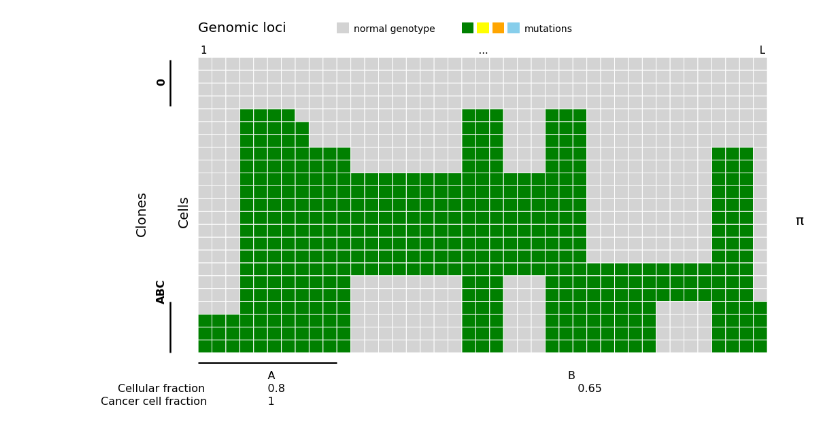
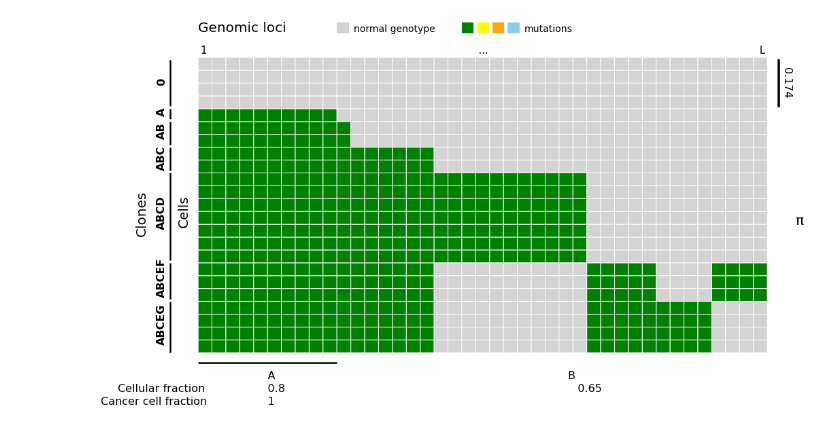
Before and after one commit to TomMakesThings/Cancer-Evolution, a Jupyter notebook: Mutation-Matrix.ipynb, the cells around one changed output. Saved outputs shown, nothing was run; the diff lists cells and outputs as text; code cells hidden in the pictures.

Commit message:
Added left annotations

```diff
--- a/Mutation-Matrix.ipynb
+++ b/Mutation-Matrix.ipynb
@@ -4,7 +4,7 @@ import matplotlib.pyplot as plt
 import matplotlib.patches as patches
 from matplotlib import colors
 # %%
-data = np.array([
+original_data = np.array([
     [0, 0, 0, 0, 0, 0, 0, 0, 0, 0, 0, 0, 0, 0, 0, 0, 0, 0, 0, 0, 0, 0, 0, 0, 0, 0, 0, 0, 0, 0, 0, 0, 0, 0, 0, 0, 0, 0, 0, 0, 0],
     [0, 0, 0, 0, 0, 0, 0, 0, 0, 0, 0, 0, 0, 0, 0, 0, 0, 0, 0, 0, 0, 0, 0, 0, 0, 0, 0, 0, 0, 0, 0, 0, 0, 0, 0, 0, 0, 0, 0, 0, 0],
     [0, 0, 0, 0, 0, 0, 0, 0, 0, 0, 0, 0, 0, 0, 0, 0, 0, 0, 0, 0, 0, 0, 0, 0, 0, 0, 0, 0, 0, 0, 0, 0, 0, 0, 0, 0, 0, 0, 0, 0, 0],
@@ -21,13 +21,13 @@ data = np.array([
     [0, 0, 0, 1, 1, 1, 1, 1, 1, 1, 1, 1, 1, 1, 1, 1, 1, 1, 1, 1, 1, 1, 1, 1, 1, 1, 1, 1, 0, 0, 0, 0, 0, 0, 0, 0, 0, 1, 1, 1, 0],
     [0, 0, 0, 1, 1, 1, 1, 1, 1, 1, 1, 1, 1, 1, 1, 1, 1, 1, 1, 1, 1, 1, 1, 1, 1, 1, 1, 1, 0, 0, 0, 0, 0, 0, 0, 0, 0, 1, 1, 1, 0],
     [0, 0, 0, 1, 1, 1, 1, 1, 1, 1, 1, 1, 1, 1, 1, 1, 1, 1, 1, 1, 1, 1, 1, 1, 1, 1, 1, 1, 0, 0, 0, 0, 0, 0, 0, 0, 0, 1, 1, 1, 0],
-    [0, 0, 0, 1, 1, 1, 1, 1, 1, 1, 1, 1, 1, 1, 1, 1, 1, 1, 1, 1, 1, 1, 1, 1, 1, 1, 1, 1, 1, 1, 1, 1, 1, 1, 1, 1, 1, 1, 1, 1, 0],
     [0, 0, 0, 1, 1, 1, 1, 1, 1, 1, 1, 0, 0, 0, 0, 0, 0, 0, 0, 1, 1, 1, 0, 0, 0, 1, 1, 1, 1, 1, 1, 1, 1, 1, 1, 1, 1, 1, 1, 1, 0],
     [0, 0, 0, 1, 1, 1, 1, 1, 1, 1, 1, 0, 0, 0, 0, 0, 0, 0, 0, 1, 1, 1, 0, 0, 0, 1, 1, 1, 1, 1, 1, 1, 1, 1, 1, 1, 1, 1, 1, 1, 0],
-    [0, 0, 0, 1, 1, 1, 1, 1, 1, 1, 1, 0, 0, 0, 0, 0, 0, 0, 0, 1, 1, 1, 0, 0, 0, 1, 1, 1, 1, 1, 1, 1, 1, 0, 0, 0, 0, 1, 1, 1, 1],
+    [0, 0, 0, 1, 1, 1, 1, 1, 1, 1, 1, 0, 0, 0, 0, 0, 0, 0, 0, 1, 1, 1, 0, 0, 0, 1, 1, 1, 1, 1, 1, 1, 1, 1, 1, 1, 1, 1, 1, 1, 0],
+    [1, 1, 1, 1, 1, 1, 1, 1, 1, 1, 1, 0, 0, 0, 0, 0, 0, 0, 0, 1, 1, 1, 0, 0, 0, 1, 1, 1, 1, 1, 1, 1, 1, 0, 0, 0, 0, 1, 1, 1, 1],
     [1, 1, 1, 1, 1, 1, 1, 1, 1, 1, 1, 0, 0, 0, 0, 0, 0, 0, 0, 1, 1, 1, 0, 0, 0, 1, 1, 1, 1, 1, 1, 1, 1, 0, 0, 0, 0, 1, 1, 1, 1],
     [1, 1, 1, 1, 1, 1, 1, 1, 1, 1, 1, 0, 0, 0, 0, 0, 0, 0, 0, 1, 1, 1, 0, 0, 0, 1, 1, 1, 1, 1, 1, 1, 1, 0, 0, 0, 0, 1, 1, 1, 1],
     [1, 1, 1, 1, 1, 1, 1, 1, 1, 1, 1, 0, 0, 0, 0, 0, 0, 0, 0, 1, 1, 1, 0, 0, 0, 1, 1, 1, 1, 1, 1, 1, 1, 0, 0, 0, 0, 1, 1, 1, 1]
 ])
 
-data = np.reshape(data, (23, 41))
+original_data = np.reshape(original_data, (23, 41))
@@ -104,0 +34,4 @@ array([[0, 0, 0, 0, 0, 0, 0, 0, 0, 0, 0, 0, 0, 0, 0, 0, 0, 0, 0, 0, 0, 0,
+# %%
+transposed_data = np.transpose(original_data.copy())
+col_sorted_data = transposed_data[np.argsort([-1 * np.count_nonzero(col) for col in transposed_data], kind = "stable")]
+col_sorted_data = np.transpose(col_sorted_data)
@@ -108,7 +45,7 @@ cmap = colors.ListedColormap(['lightgrey','red', 'Green'])
 
 # Create plot and add data
 plt.figure(figsize = (15, 8))
-plt.pcolor(data[::-1], cmap = cmap, edgecolors = 'white', linewidths = 1)
+plt.pcolor(col_sorted_data[::-1], cmap = cmap, edgecolors = 'white', linewidths = 1)
 
 # Hide plot edge and axes
 plt.box(False)
@@ -130,38 +67,64 @@ plt.gca().add_patch(patches.Rectangle((19, 24.9), 0.8, 0.8, fill = True,
                                       linewidth = 1))
 plt.gca().add_patch(patches.Rectangle((20.1, 24.9), 0.8, 0.8, fill = True,
                                       color = "yellow", clip_on = False,
                                       linewidth = 1))
 plt.gca().add_patch(patches.Rectangle((21.2, 24.9), 0.8, 0.8, fill = True,
                                       color = "orange", clip_on = False,
                                       linewidth = 1))
 plt.gca().add_patch(patches.Rectangle((22.3, 24.9), 0.8, 0.8, fill = True,
                                       color = "skyblue", clip_on = False,
                                       linewidth = 1))
 plt.text(11.2, 25, "normal genotype", fontsize = 14)
 plt.text(23.5, 25, "mutations", fontsize = 14)
 
+# Add left lines and annotations
+plt.gca().add_patch(patches.Rectangle((-2, 19.2), 0.005, 3.6, fill = True,
+                                      color = "black", clip_on = False,
+                                      linewidth = 2.5))
+plt.gca().add_patch(patches.Rectangle((-2, 18.2), 0.005, 0.8, fill = True,
+                                      color = "black", clip_on = False,
+                                      linewidth = 2.5))
+plt.gca().add_patch(patches.Rectangle((-2, 16.2), 0.005, 1.8, fill = True,
+                                      color = "black", clip_on = False,
+                                      linewidth = 2.5))
+plt.gca().add_patch(patches.Rectangle((-2, 14.2), 0.005, 1.8, fill = True,
+                                      color = "black", clip_on = False,
+                                      linewidth = 2.5))
+plt.gca().add_patch(patches.Rectangle((-2, 7.2), 0.005, 6.8, fill = True,
+                                      color = "black", clip_on = False,
+                                      linewidth = 2.5))
+plt.gca().add_patch(patches.Rectangle((-2, 4.2), 0.005, 2.8, fill = True,
+                                      color = "black", clip_on = False,
+                                      linewidth = 2.5))
+plt.gca().add_patch(patches.Rectangle((-2, 0), 0.005, 4, fill = True,
+                                      color = "black", clip_on = False,
+                                      linewidth = 2.5))
+plt.text(-3, 21, "0", fontsize = 16, rotation = 90, fontweight = 'bold')
+plt.text(-3, 18.6, "A", fontsize = 16, rotation = 90, fontweight = 'bold')
+plt.text(-3, 16.8, "AB", fontsize = 16, rotation = 90, fontweight = 'bold')
+plt.text(-3, 14.4, "ABC", fontsize = 16, rotation = 90, fontweight = 'bold')
+plt.text(-3, 9.8, "ABCD", fontsize = 16, rotation = 90, fontweight = 'bold')
+plt.text(-3, 4.5, "ABCEF", fontsize = 16, rotation = 90, fontweight = 'bold')
+plt.text(-3, 0.8, "ABCEG", fontsize = 16, rotation = 90, fontweight = 'bold')
+
 # Add lower lines and annotations
 plt.gca().add_patch(patches.Rectangle((0, -0.8), 10, 0.005, fill = True,
                                       color = "black", clip_on = False,
                                       linewidth = 2.5))
 
 plt.text(0, -2, " " * 20 + "A" + " " * 84 + "B", fontsize = 16)
 plt.text(0, -3, " " * 20 + "0.8" + " " * 84 + "0.65", fontsize = 16)
 plt.text(0, -4, " " * 20 + "1", fontsize = 16)
 
 plt.text(-5.8, -3, "Cellular fraction", fontsize = 16)
 plt.text(-7, -4, "Cancer cell fraction", fontsize = 16)
 
-# Add left lines and annotations
-plt.gca().add_patch(patches.Rectangle((-2, 19.2), 0.005, 3.6, fill = True,
+# Add right lines and annotations
+plt.gca().add_patch(patches.Rectangle((41.8, 19.2), 0.005, 3.6, fill = True,
                                       color = "black", clip_on = False,
                                       linewidth = 2.5))
-plt.gca().add_patch(patches.Rectangle((-2, 0), 0.005, 4, fill = True,
-                                      color = "black", clip_on = False,
-                                      linewidth = 2.5))
-plt.text(-3, 21, "0", fontsize = 16, rotation = 90, fontweight = 'bold')
-plt.text(-3, 4, "ABC", fontsize = 16, rotation = 90, fontweight = 'bold')
+plt.text(42, 20, "0.174", fontsize = 16, rotation = 270)
 
 plt.show()
 # %% [output]
-[figure, old version]
+[figure, new version]
```
Also changed, not shown: parts of 5 cells of this notebook.
